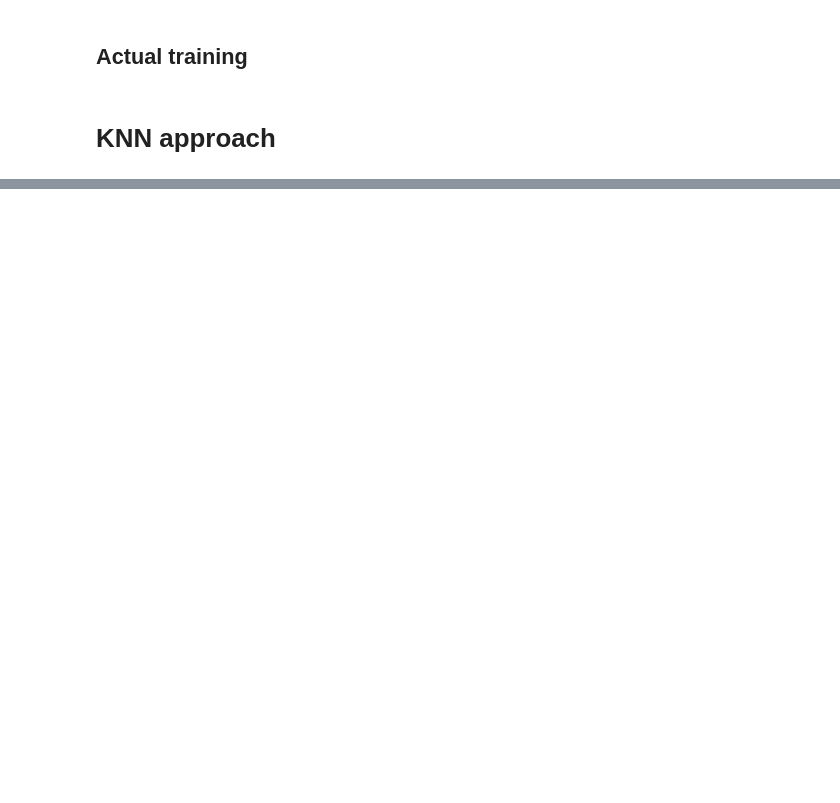
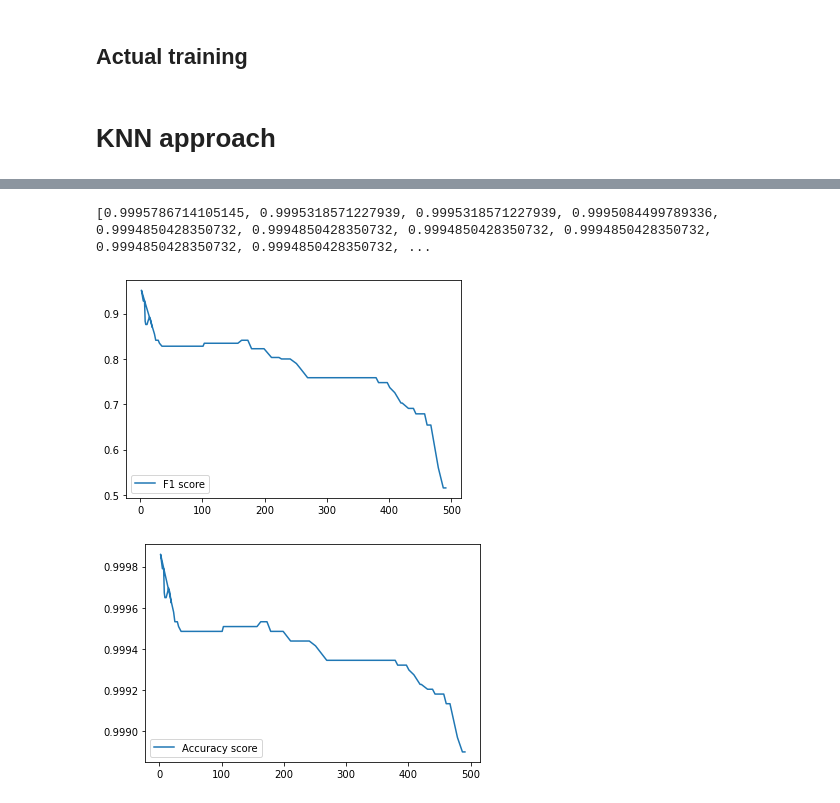
Before and after one commit to NegruBogdan/CardTransactionFraudDetector, a Jupyter notebook: Credit_Card_Fraud_Detection_Project.ipynb, the cells around one changed output, grey strips where cells are left out. Drawn from its saved outputs; the diff is of its cells as text; code cells hidden in the pictures; blank space fills up the shorter version.

```diff
--- a/Credit_Card_Fraud_Detection_Project.ipynb
+++ b/Credit_Card_Fraud_Detection_Project.ipynb
@@ -115,0 +206,26 @@ The model had an f1 score of 0.4444444444444444 and an accuracy score of 0.99871
+# %%
+print(accuracy_scores)
+# %% [output]
+[0.9995786714105145, 0.9995318571227939, 0.9995318571227939, 0.9995084499789336, 0.9994850428350732, 0.9994850428350732, 0.9994850428350732, 0.9994850428350732, 0.9994850428350732, 0.9994850428350732, ...
+# %%
+for k in range(2,22):
+    if checkprime(k):
+        k_values = [k] + k_values
+        knn = KNeighborsClassifier(n_neighbors = k,p = 2,metric = 'euclidean')
+        knn.fit(training_transactions,training_labels)
+        predicted_labels = knn.predict(testing_transactions)
+        f1_scores= [f1_score(testing_labels,predicted_labels)] + f1_scores
+        accuracy_scores = [accuracy_score(testing_labels,predicted_labels)] + accuracy_scores
+# %%
+import matplotlib.pyplot as plt
+plt.figure(0)
+plt.plot(k_values, f1_scores,label='F1 score')
+plt.legend(loc="lower left")
+plt.show()
+plt.figure(1)
+plt.plot(k_values, accuracy_scores,label='Accuracy score')
+plt.legend(loc="lower left")
+plt.show()
+# %% [output]
+[figure, added]
+[figure, added]
```
Also changed, not shown: parts of 17 cells of this notebook.
